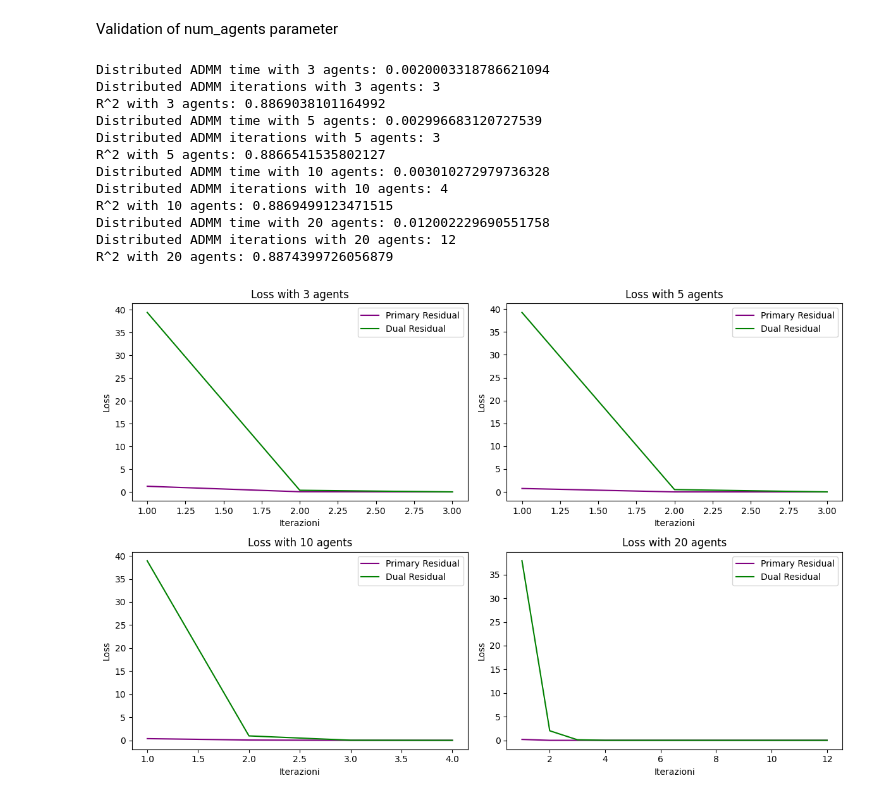
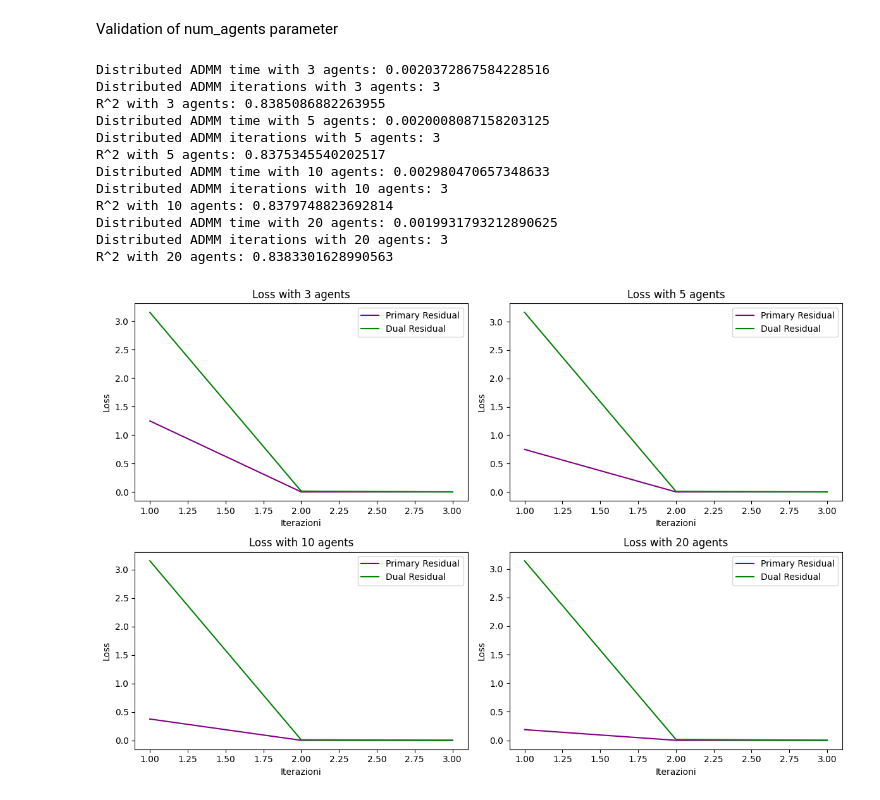
Before and after one commit to tommasomartinelli/Lasso_Admm, a Jupyter notebook: Lasso/NuovaProva/Lasso_Regression.ipynb, the cells around one changed output. Cells and saved outputs as stored; diff of their text form; code cells hidden in the pictures.

```diff
--- a/Lasso/NuovaProva/Lasso_Regression.ipynb
+++ b/Lasso/NuovaProva/Lasso_Regression.ipynb
@@ -1061,7 +1061,7 @@ R^2 with step_size 0.5: 0.8869088534815273
 # %% [markdown]
 Validation of l1_penalty parameter
 # %%
-step_size = 0.1
+step_size = 0.01
 l1_penalties = [0.01, 0.1, 1, 10]
 agents = 3
 
@@ -1107,46 +1107,46 @@ R^2 with l1_penalty 10: 0.8868859196589103
 # %% [markdown]
 Validation of num_agents parameter
 # %%
-step_size = 0.1
-l1_penalty = 0.1
+step_size = 0.01
+l1_penalty = 0.01
 agents = [3, 5, 10, 20]
 
 fig, axs = plt.subplots(2, 2, figsize=(12, 8))
 
 for i, agent in enumerate(agents, 1):
     start_time = time.time()
 
     lasso_distributed_admm = LassoReg(step_size, max_iterations, l1_penalty, tolerance)
     lasso_distributed_admm.fit(X_train_2, y_train_2, algo="distributed_admm", agents=agent)
     distributed_admm_time = time.time() - start_time
     print(f"Distributed ADMM time with {agent} agents: {distributed_admm_time}")
 
     iterations_distributed_admm = lasso_distributed_admm.iterations
     print(f"Distributed ADMM iterations with {agent} agents: {iterations_distributed_admm}")
 
     y_pred_distributed_admm = lasso_distributed_admm.predict(X_test_2)
 
     r2 = r2_score(y_test_2, y_pred_distributed_admm)
     print(f"R^2 with {agent} agents: {r2}")
 
     row = (i - 1) // 2
     col = (i - 1) % 2
 
     loss_plot_distributed_admm_val(axs[row, col], lasso_distributed_admm, f'Loss with {agent} agents')
 
 plt.tight_layout()
 plt.show()
 # %% [output]
-Distributed ADMM time with 3 agents: 0.0020003318786621094
+Distributed ADMM time with 3 agents: 0.0020372867584228516
 Distributed ADMM iterations with 3 agents: 3
-R^2 with 3 agents: 0.8869038101164992
-Distributed ADMM time with 5 agents: 0.002996683120727539
+R^2 with 3 agents: 0.8385086882263955
+Distributed ADMM time with 5 agents: 0.0020008087158203125
 Distributed ADMM iterations with 5 agents: 3
-R^2 with 5 agents: 0.8866541535802127
-Distributed ADMM time with 10 agents: 0.003010272979736328
-Distributed ADMM iterations with 10 agents: 4
-R^2 with 10 agents: 0.8869499123471515
-Distributed ADMM time with 20 agents: 0.012002229690551758
-Distributed ADMM iterations with 20 agents: 12
-R^2 with 20 agents: 0.8874399726056879
+R^2 with 5 agents: 0.8375345540202517
+Distributed ADMM time with 10 agents: 0.002980470657348633
+Distributed ADMM iterations with 10 agents: 3
+R^2 with 10 agents: 0.8379748823692814
+Distributed ADMM time with 20 agents: 0.0019931793212890625
+Distributed ADMM iterations with 20 agents: 3
+R^2 with 20 agents: 0.8383301628990563
-[figure, old version]
+[figure, new version]
```
Also changed, not shown: parts of 59 cells of this notebook.
